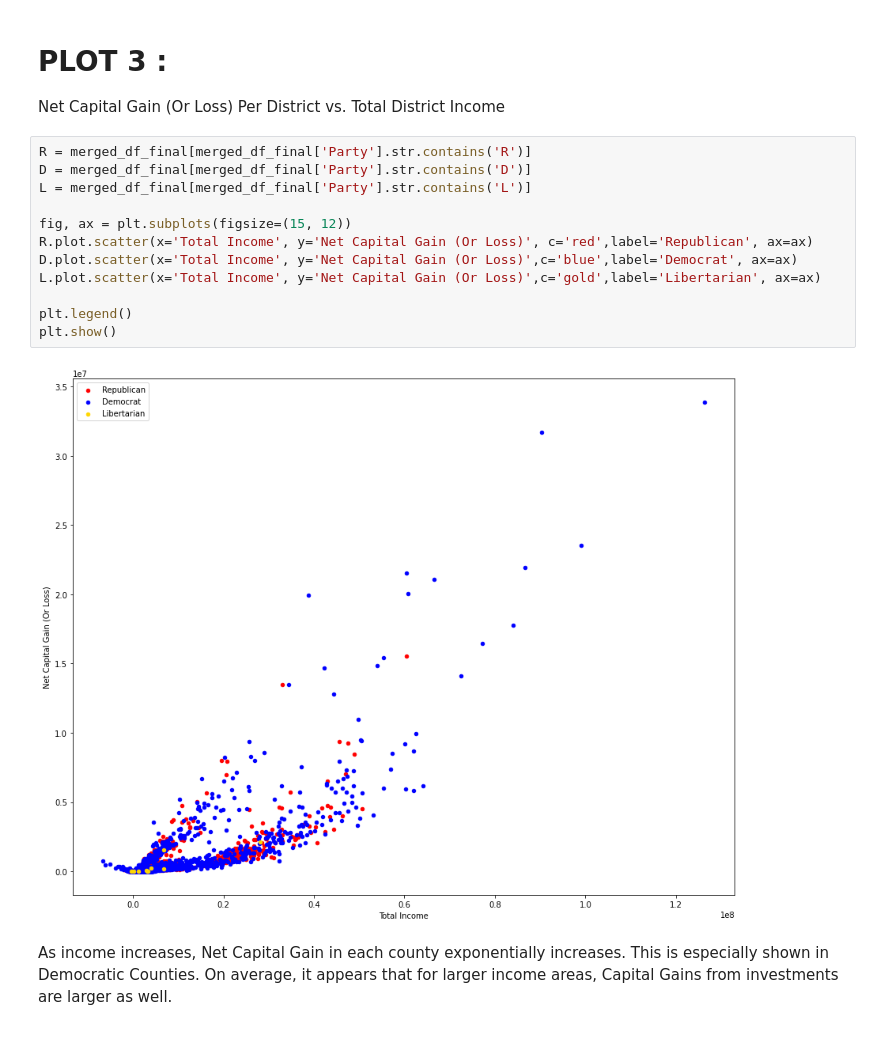
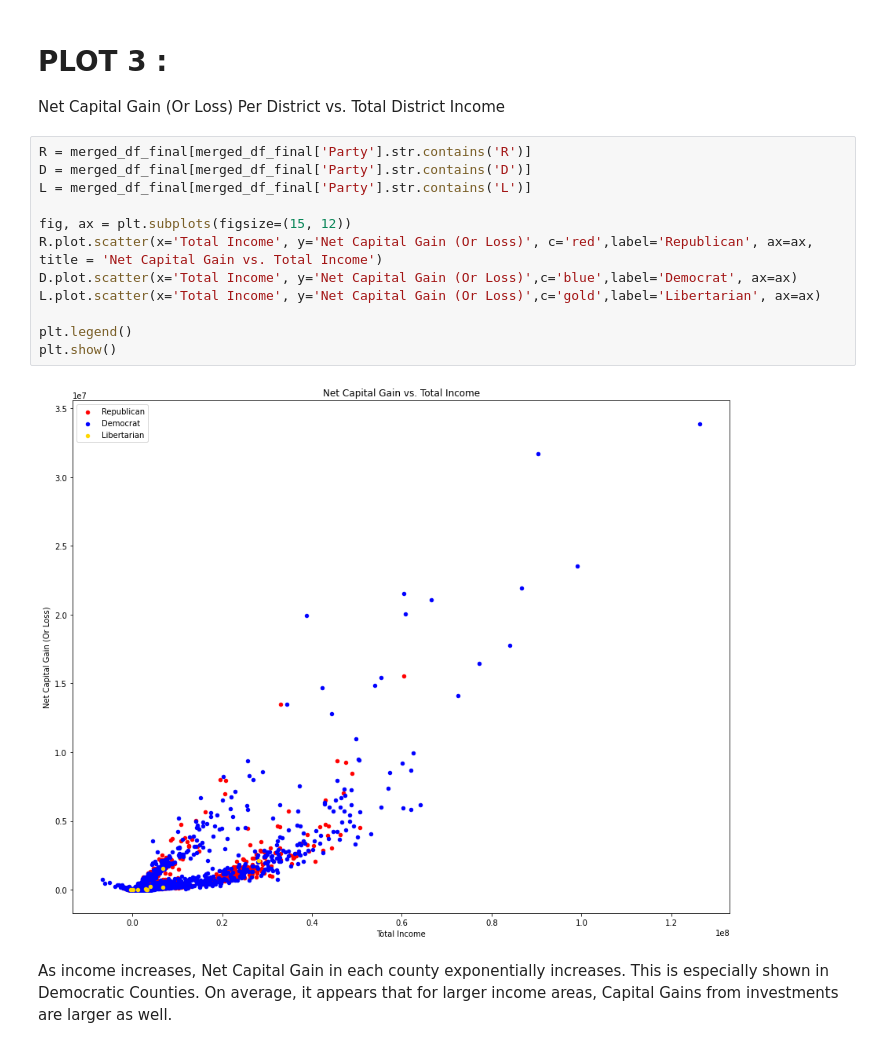
Before and after one commit to glarmour/Congresional-Analytics, a Jupyter notebook: GSB_521_Project_Build.ipynb, the cells around one changed output. Drawn from its saved outputs; the diff is of its cells as text.

```diff
--- a/GSB_521_Project_Build.ipynb
+++ b/GSB_521_Project_Build.ipynb
@@ -132,17 +132,17 @@ Net Capital Gain (Or Loss) Per District vs. Total District Income
 # %%
 R = merged_df_final[merged_df_final['Party'].str.contains('R')]
 D = merged_df_final[merged_df_final['Party'].str.contains('D')]
 L = merged_df_final[merged_df_final['Party'].str.contains('L')]
 
 fig, ax = plt.subplots(figsize=(15, 12))
-R.plot.scatter(x='Total Income', y='Net Capital Gain (Or Loss)', c='red',label='Republican', ax=ax)
+R.plot.scatter(x='Total Income', y='Net Capital Gain (Or Loss)', c='red',label='Republican', ax=ax, title = 'Net Capital Gain vs. Total Income')
 D.plot.scatter(x='Total Income', y='Net Capital Gain (Or Loss)',c='blue',label='Democrat', ax=ax)
 L.plot.scatter(x='Total Income', y='Net Capital Gain (Or Loss)',c='gold',label='Libertarian', ax=ax)
 
 plt.legend()
 plt.show()
 # %% [output]
-[figure, old version]
+[figure, new version]
 # %% [markdown]
 As income increases, Net Capital Gain in each county exponentially increases. This is especially shown in Democratic Counties. On average, it appears that for larger income areas, Capital Gains from investments are larger as well.
 # %% [markdown]
```
Also changed, not shown: parts of 3 cells of this notebook.
